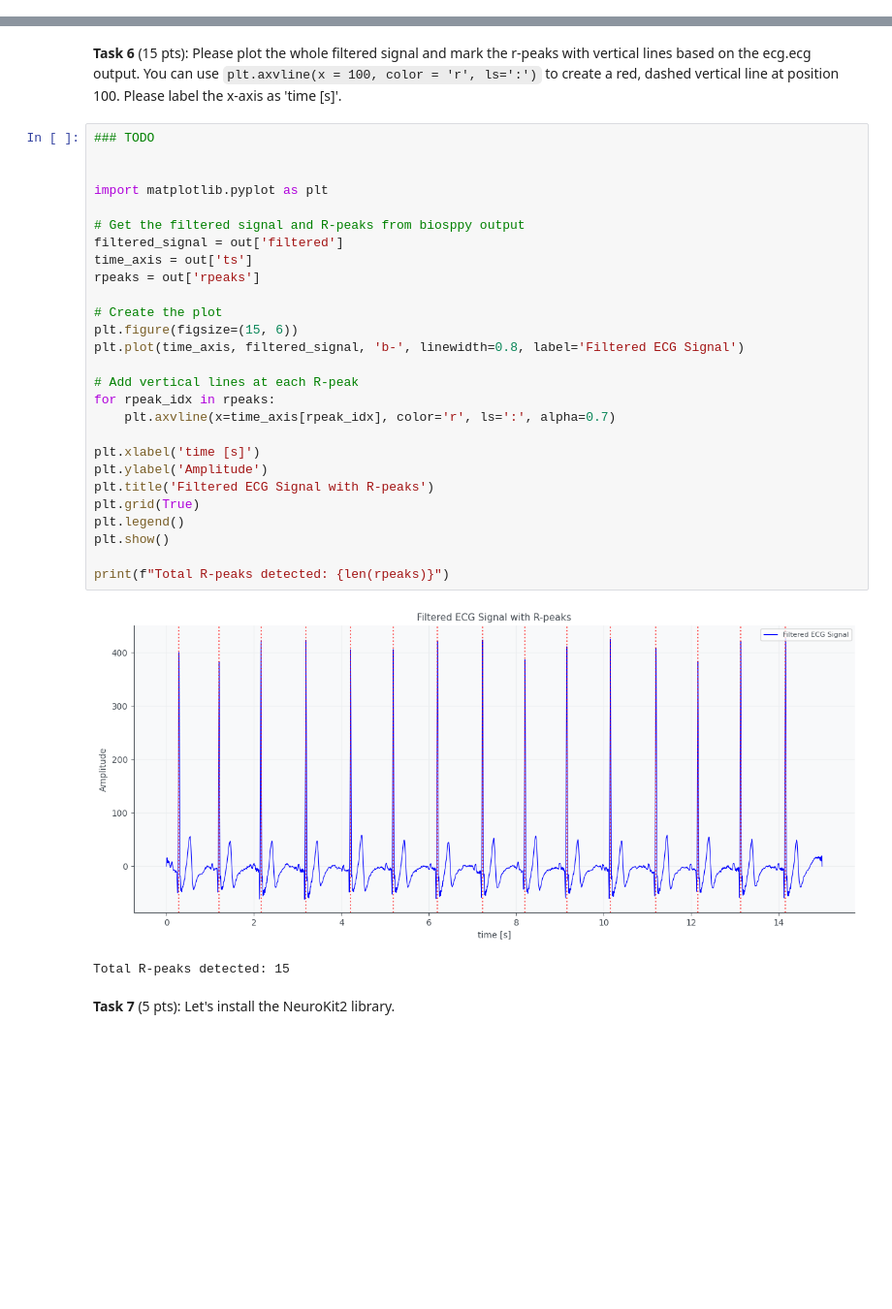
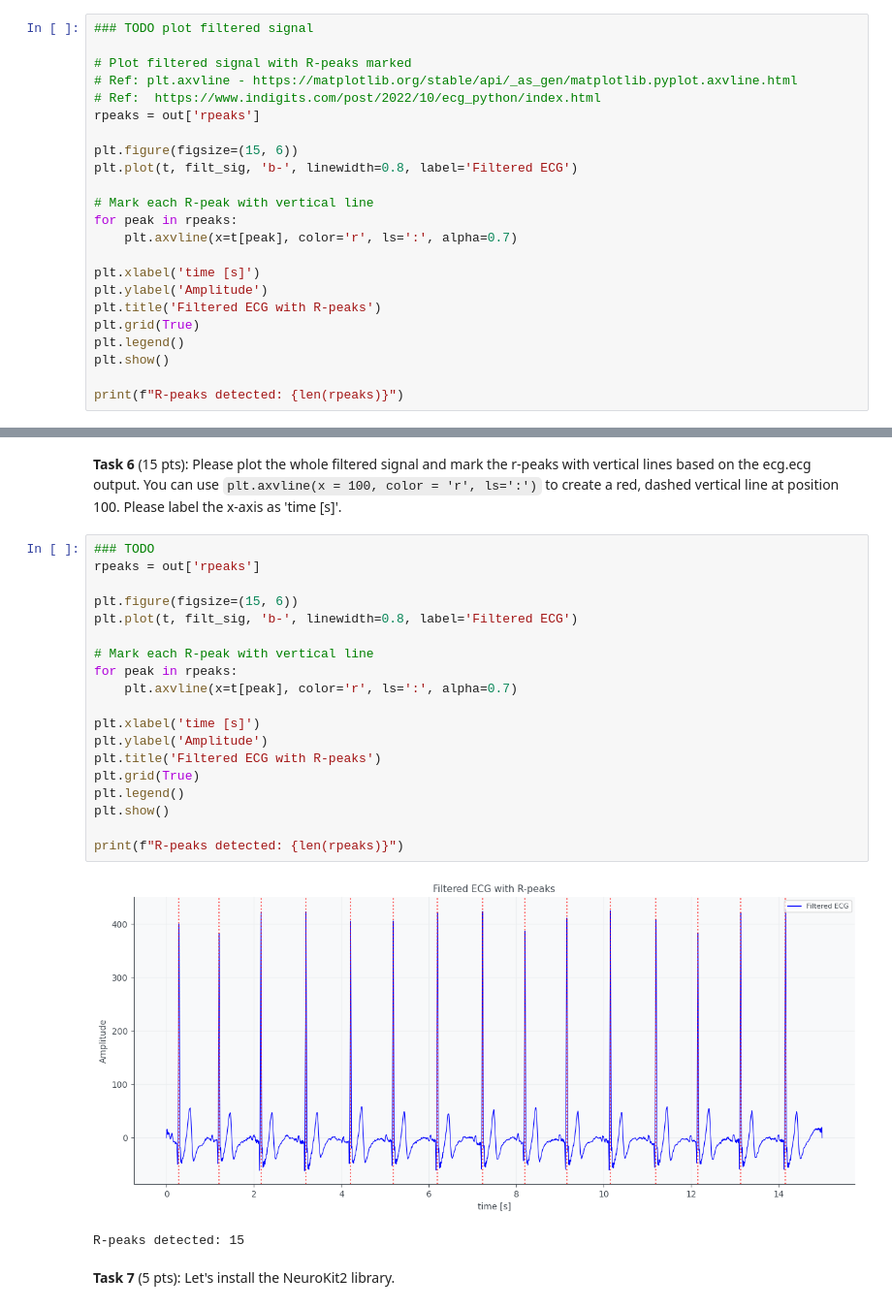
Before and after one commit to skfasi6666/cs666student, a Jupyter notebook: Copy_of_CS666_Assignment_1.ipynb, the cells around one changed output, grey strips where cells are left out. Shown at 97% size. Drawn from its saved outputs; the diff is of its cells as text; blank space fills up the shorter version.

```diff
--- a/Copy_of_CS666_Assignment_1.ipynb
+++ b/Copy_of_CS666_Assignment_1.ipynb
@@ -133,0 +128,23 @@ plt.show()
+# %%
+### TODO plot filtered signal
+
+# Plot filtered signal with R-peaks marked
+# Ref: plt.axvline - https://matplotlib.org/stable/api/_as_gen/matplotlib.pyplot.axvline.html
+# Ref:  https://www.indigits.com/post/2022/10/ecg_python/index.html
+rpeaks = out['rpeaks']
+
+plt.figure(figsize=(15, 6))
+plt.plot(t, filt_sig, 'b-', linewidth=0.8, label='Filtered ECG')
+
+# Mark each R-peak with vertical line
+for peak in rpeaks:
+    plt.axvline(x=t[peak], color='r', ls=':', alpha=0.7)
+
+plt.xlabel('time [s]')
+plt.ylabel('Amplitude')
+plt.title('Filtered ECG with R-peaks')
+plt.grid(True)
+plt.legend()
+plt.show()
+
+print(f"R-peaks detected: {len(rpeaks)}")
@@ -135,34 +155,26 @@ plt.show()
 **Task 6** (15 pts): Please plot the whole filtered signal and mark the r-peaks with vertical lines based on the ecg.ecg output. You can use `plt.axvline(x = 100, color = 'r', ls=':')` to create a red, dashed vertical line at position 100. Please label the x-axis as 'time [s]'.
 # %%
 ### TODO
-
-
-import matplotlib.pyplot as plt
-
-# Get the filtered signal and R-peaks from biosppy output
-filtered_signal = out['filtered']
-time_axis = out['ts']
 rpeaks = out['rpeaks']
 
-# Create the plot
 plt.figure(figsize=(15, 6))
-plt.plot(time_axis, filtered_signal, 'b-', linewidth=0.8, label='Filtered ECG Signal')
+plt.plot(t, filt_sig, 'b-', linewidth=0.8, label='Filtered ECG')
 
-# Add vertical lines at each R-peak
-for rpeak_idx in rpeaks:
-    plt.axvline(x=time_axis[rpeak_idx], color='r', ls=':', alpha=0.7)
+# Mark each R-peak with vertical line
+for peak in rpeaks:
+    plt.axvline(x=t[peak], color='r', ls=':', alpha=0.7)
 
 plt.xlabel('time [s]')
 plt.ylabel('Amplitude')
-plt.title('Filtered ECG Signal with R-peaks')
+plt.title('Filtered ECG with R-peaks')
 plt.grid(True)
 plt.legend()
 plt.show()
 
-print(f"Total R-peaks detected: {len(rpeaks)}")
+print(f"R-peaks detected: {len(rpeaks)}")
 # %% [output]
-[figure, old version]
+[figure, new version]
-Total R-peaks detected: 15
+R-peaks detected: 15
 # %% [markdown]
 **Task 7** (5 pts): Let's install the NeuroKit2 library.
 # %%
```
Also changed, not shown: parts of 20 cells of this notebook.
